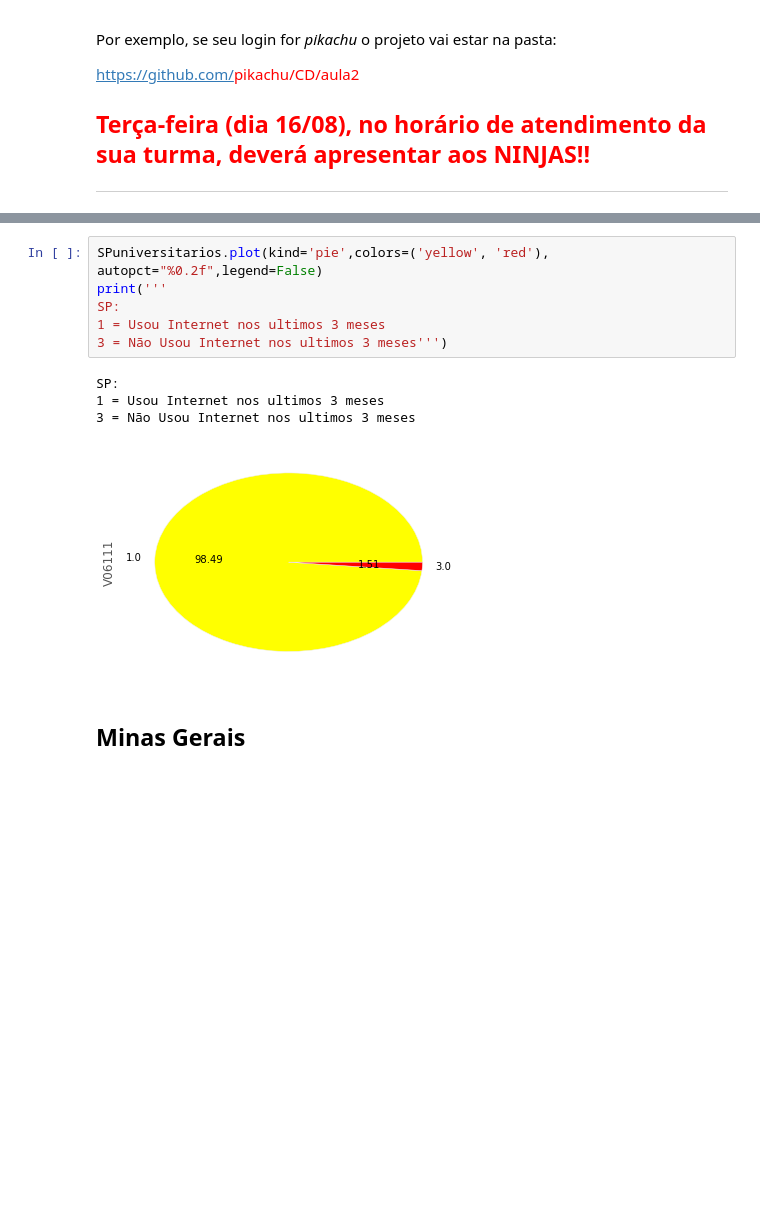
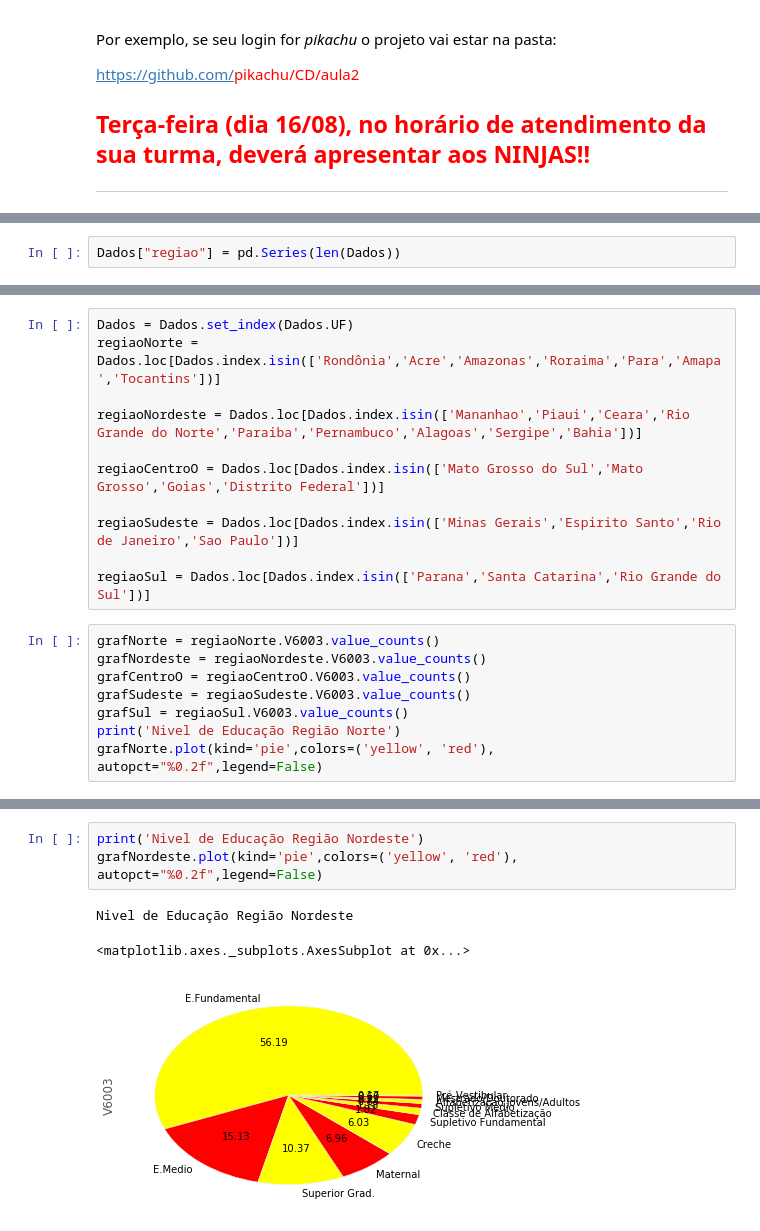
Before and after one commit to franciol/CD, a Jupyter notebook: Aula 2/Aula02 Atividade Variáveis Qualitativas com PNAD.ipynb, the cells around one changed output, grey strips where cells are left out. Saved outputs shown, nothing was run; the diff lists cells and outputs as text; blank space fills up the shorter version.

```diff
--- a/Aula 2/Aula02 Atividade Variáveis Qualitativas com PNAD.ipynb
+++ b/Aula 2/Aula02 Atividade Variáveis Qualitativas com PNAD.ipynb
@@ -94,0 +110,2 @@ Usou_internet_nos_ultimos_3_meses = Dados['V06111']
+# %%
+Dados["regiao"] = pd.Series(len(Dados))
@@ -352,0 +197,19 @@ Com base na análise anterior, foram selecionados os 3 estados com maior número
+# %%
+Dados = Dados.set_index(Dados.UF)
+regiaoNorte = Dados.loc[Dados.index.isin(['Rondônia','Acre','Amazonas','Roraima','Para','Amapa','Tocantins'])]
+
+regiaoNordeste = Dados.loc[Dados.index.isin(['Mananhao','Piaui','Ceara','Rio Grande do Norte','Paraiba','Pernambuco','Alagoas','Sergipe','Bahia'])]
+
+regiaoCentroO = Dados.loc[Dados.index.isin(['Mato Grosso do Sul','Mato Grosso','Goias','Distrito Federal'])]
+
+regiaoSudeste = Dados.loc[Dados.index.isin(['Minas Gerais','Espirito Santo','Rio de Janeiro','Sao Paulo'])]
+
+regiaoSul = Dados.loc[Dados.index.isin(['Parana','Santa Catarina','Rio Grande do Sul'])]
+# %%
+grafNorte = regiaoNorte.V6003.value_counts()
+grafNordeste = regiaoNordeste.V6003.value_counts()
+grafCentroO = regiaoCentroO.V6003.value_counts()
+grafSudeste = regiaoSudeste.V6003.value_counts()
+grafSul = regiaoSul.V6003.value_counts()
+print('Nivel de Educação Região Norte')
+grafNorte.plot(kind='pie',colors=('yellow', 'red'), autopct="%0.2f",legend=False)
@@ -353,13 +220,7 @@ Com base na análise anterior, foram selecionados os 3 estados com maior número
 # %%
-SPuniversitarios.plot(kind='pie',colors=('yellow', 'red'), autopct="%0.2f",legend=False)
-print('''
-SP:
-1 = Usou Internet nos ultimos 3 meses
-3 = Não Usou Internet nos ultimos 3 meses''')
+print('Nivel de Educação Região Nordeste')
+grafNordeste.plot(kind='pie',colors=('yellow', 'red'), autopct="%0.2f",legend=False)
 # %% [output]
-SP:
-1 = Usou Internet nos ultimos 3 meses
-3 = Não Usou Internet nos ultimos 3 meses
+Nivel de Educação Região Nordeste
+<matplotlib.axes._subplots.AxesSubplot at 0x...>
-[figure, old version]
+[figure, new version]
-# %% [markdown]
-## Minas Gerais
```
Also changed, not shown: parts of 23 cells of this notebook.
